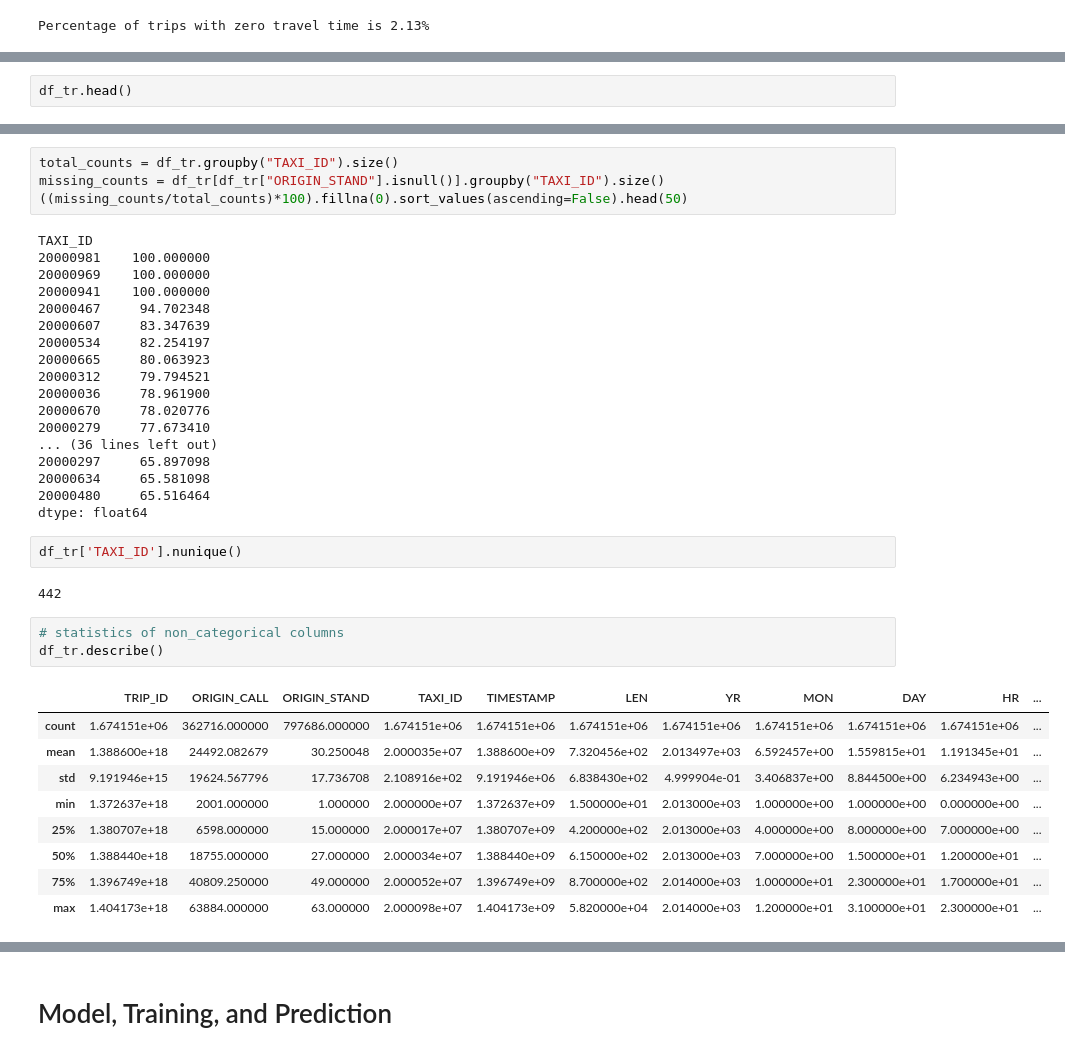
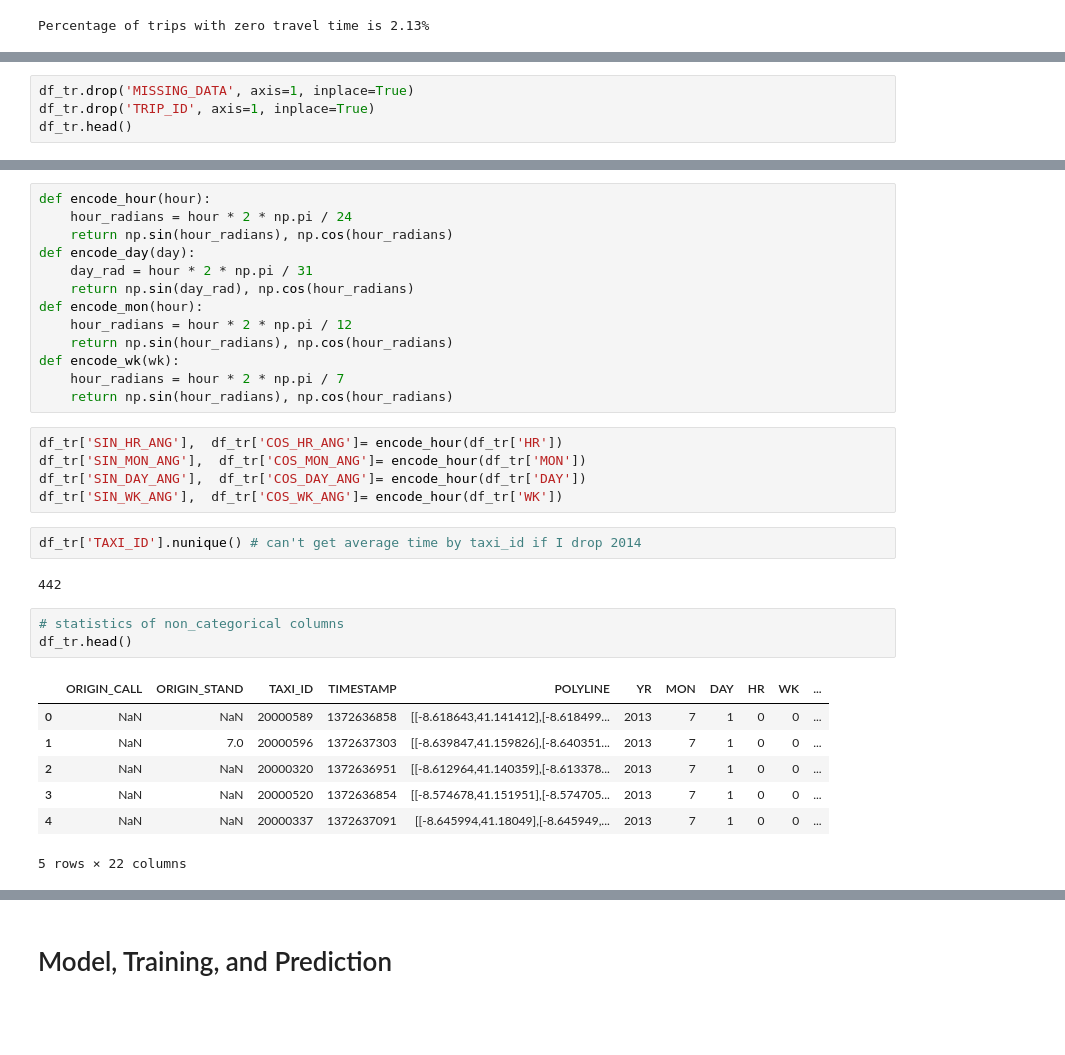
Before and after one commit to broham6/Sparse_Kaggle_Competition, a Jupyter notebook: XGBoost_kaggle.ipynb, the cells around one changed output, grey strips where cells are left out. Saved outputs shown, nothing was run; the diff lists cells and outputs as text; blank space fills up the shorter version.

```diff
--- a/XGBoost_kaggle.ipynb
+++ b/XGBoost_kaggle.ipynb
@@ -93,3 +145,5 @@ df_tr[["YR", "MON", "DAY", "HR", "WK"]] = df_tr[["TIMESTAMP"]].apply(parse_time,
 # %%
+df_tr.drop('MISSING_DATA', axis=1, inplace=True)
+df_tr.drop('TRIP_ID', axis=1, inplace=True)
 df_tr.head()
 # %% [output]
@@ -144,39 +173,33 @@ df_tr.groupby('ORIGIN_STAND', dropna=False)['LEN'].agg(['mean', 'std', 'count'])
 # %%
-total_counts = df_tr.groupby("TAXI_ID").size()
-missing_counts = df_tr[df_tr["ORIGIN_STAND"].isnull()].groupby("TAXI_ID").size()
-((missing_counts/total_counts)*100).fillna(0).sort_values(ascending=False).head(50)
+def encode_hour(hour):
+    hour_radians = hour * 2 * np.pi / 24
+    return np.sin(hour_radians), np.cos(hour_radians)
+def encode_day(day):
+    day_rad = hour * 2 * np.pi / 31
+    return np.sin(day_rad), np.cos(hour_radians)
+def encode_mon(hour):
+    hour_radians = hour * 2 * np.pi / 12
+    return np.sin(hour_radians), np.cos(hour_radians)
+def encode_wk(wk):
+    hour_radians = hour * 2 * np.pi / 7
+    return np.sin(hour_radians), np.cos(hour_radians)
-# %% [output]
-TAXI_ID
-20000981    100.000000
-20000969    100.000000
-20000941    100.000000
-20000467     94.702348
-20000607     83.347639
-20000534     82.254197
-20000665     80.063923
-20000312     79.794521
-20000036     78.961900
-20000670     78.020776
-20000279     77.673410
-... (36 lines left out)
-20000297     65.897098
-20000634     65.581098
-20000480     65.516464
-dtype: float64
+# %%
+df_tr['SIN_HR_ANG'],  df_tr['COS_HR_ANG']= encode_hour(df_tr['HR'])
+df_tr['SIN_MON_ANG'],  df_tr['COS_MON_ANG']= encode_hour(df_tr['MON'])
+df_tr['SIN_DAY_ANG'],  df_tr['COS_DAY_ANG']= encode_hour(df_tr['DAY'])
+df_tr['SIN_WK_ANG'],  df_tr['COS_WK_ANG']= encode_hour(df_tr['WK'])
 # %%
-df_tr['TAXI_ID'].nunique()
+df_tr['TAXI_ID'].nunique() # can't get average time by taxi_id if I drop 2014
 # %% [output]
 442
 # %%
 # statistics of non_categorical columns
-df_tr.describe()
+df_tr.head()
 # %% [output]
-|  | TRIP_ID | ORIGIN_CALL | ORIGIN_STAND | TAXI_ID | TIMESTAMP | LEN | YR | MON | DAY | HR | ... |
-| count | 1.674151e+06 | 362716.000000 | 797686.000000 | 1.674151e+06 | 1.674151e+06 | 1.674151e+06 | 1.674151e+06 | 1.674151e+06 | 1.674151e+06 | 1.674151e+06 | ... |
-| mean | 1.388600e+18 | 24492.082679 | 30.250048 | 2.000035e+07 | 1.388600e+09 | 7.320456e+02 | 2.013497e+03 | 6.592457e+00 | 1.559815e+01 | 1.191345e+01 | ... |
-| std | 9.191946e+15 | 19624.567796 | 17.736708 | 2.108916e+02 | 9.191946e+06 | 6.838430e+02 | 4.999904e-01 | 3.406837e+00 | 8.844500e+00 | 6.234943e+00 | ... |
-| min | 1.372637e+18 | 2001.000000 | 1.000000 | 2.000000e+07 | 1.372637e+09 | 1.500000e+01 | 2.013000e+03 | 1.000000e+00 | 1.000000e+00 | 0.000000e+00 | ... |
-| 25% | 1.380707e+18 | 6598.000000 | 15.000000 | 2.000017e+07 | 1.380707e+09 | 4.200000e+02 | 2.013000e+03 | 4.000000e+00 | 8.000000e+00 | 7.000000e+00 | ... |
-| 50% | 1.388440e+18 | 18755.000000 | 27.000000 | 2.000034e+07 | 1.388440e+09 | 6.150000e+02 | 2.013000e+03 | 7.000000e+00 | 1.500000e+01 | 1.200000e+01 | ... |
-| 75% | 1.396749e+18 | 40809.250000 | 49.000000 | 2.000052e+07 | 1.396749e+09 | 8.700000e+02 | 2.014000e+03 | 1.000000e+01 | 2.300000e+01 | 1.700000e+01 | ... |
-| max | 1.404173e+18 | 63884.000000 | 63.000000 | 2.000098e+07 | 1.404173e+09 | 5.820000e+04 | 2.014000e+03 | 1.200000e+01 | 3.100000e+01 | 2.300000e+01 | ... |
+|  | ORIGIN_CALL | ORIGIN_STAND | TAXI_ID | TIMESTAMP | POLYLINE | YR | MON | DAY | HR | WK | ... |
+| 0 | NaN | NaN | 20000589 | 1372636858 | [[-8.618643,41.141412],[-8.618499... | 2013 | 7 | 1 | 0 | 0 | ... |
+| 1 | NaN | 7.0 | 20000596 | 1372637303 | [[-8.639847,41.159826],[-8.640351... | 2013 | 7 | 1 | 0 | 0 | ... |
+| 2 | NaN | NaN | 20000320 | 1372636951 | [[-8.612964,41.140359],[-8.613378... | 2013 | 7 | 1 | 0 | 0 | ... |
+| 3 | NaN | NaN | 20000520 | 1372636854 | [[-8.574678,41.151951],[-8.574705... | 2013 | 7 | 1 | 0 | 0 | ... |
+| 4 | NaN | NaN | 20000337 | 1372637091 | [[-8.645994,41.18049],[-8.645949,... | 2013 | 7 | 1 | 0 | 0 | ... |
+5 rows × 22 columns
```
Also changed, not shown: parts of 57 cells of this notebook.
